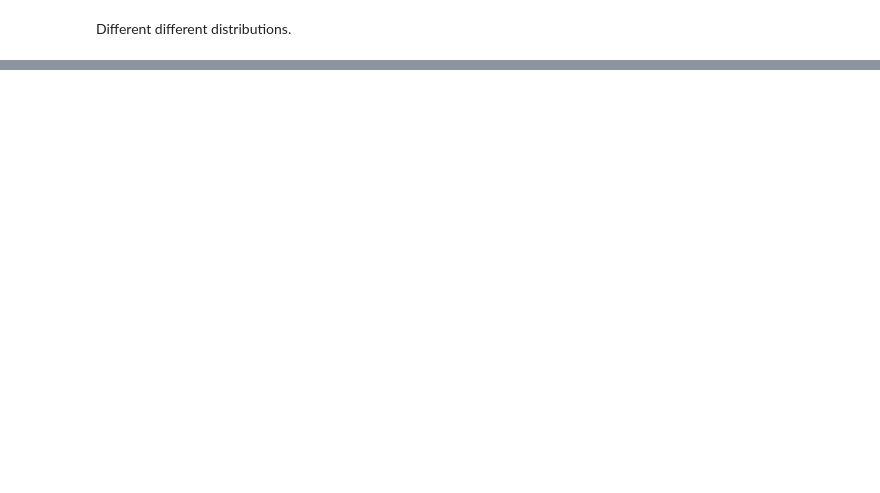
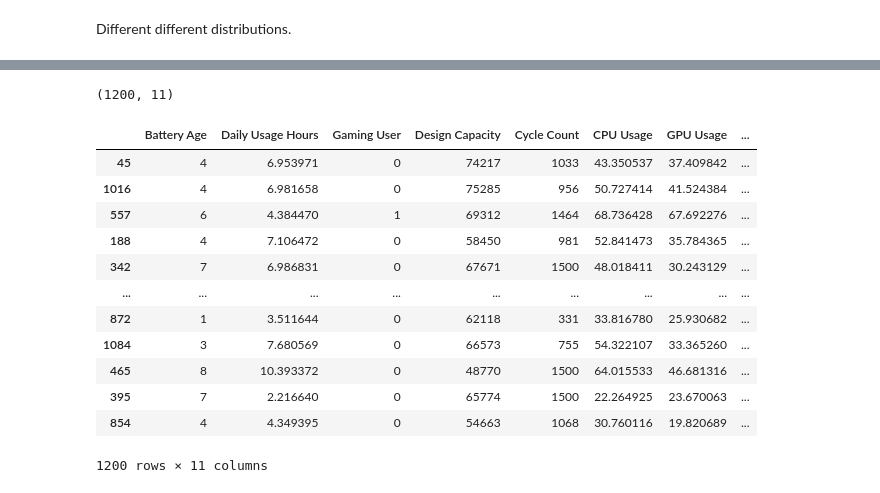
Before and after one commit to SUCCESSneeded/practice, a Jupyter notebook: Mlmaths.ipynb, the cells around one changed output, grey strips where cells are left out. Drawn from its saved outputs; the diff is of its cells as text; code cells hidden in the pictures; blank space fills up the shorter version.

```diff
--- a/Mlmaths.ipynb
+++ b/Mlmaths.ipynb
@@ -691,0 +703,21 @@ Emperical variance: 0.07242688156565102
+# %%
+battery_csv.shape
+# %% [output]
+(1200, 11)
+# %%
+d=battery_csv.sample(1200)
+d
+# %% [output]
+|  | Battery Age | Daily Usage Hours | Gaming User | Design Capacity | Cycle Count | CPU Usage | GPU Usage | ... |
+| 45 | 4 | 6.953971 | 0 | 74217 | 1033 | 43.350537 | 37.409842 | ... |
+| 1016 | 4 | 6.981658 | 0 | 75285 | 956 | 50.727414 | 41.524384 | ... |
+| 557 | 6 | 4.384470 | 1 | 69312 | 1464 | 68.736428 | 67.692276 | ... |
+| 188 | 4 | 7.106472 | 0 | 58450 | 981 | 52.841473 | 35.784365 | ... |
+| 342 | 7 | 6.986831 | 0 | 67671 | 1500 | 48.018411 | 30.243129 | ... |
+| ... | ... | ... | ... | ... | ... | ... | ... | ... |
+| 872 | 1 | 3.511644 | 0 | 62118 | 331 | 33.816780 | 25.930682 | ... |
+| 1084 | 3 | 7.680569 | 0 | 66573 | 755 | 54.322107 | 33.365260 | ... |
+| 465 | 8 | 10.393372 | 0 | 48770 | 1500 | 64.015533 | 46.681316 | ... |
+| 395 | 7 | 2.216640 | 0 | 65774 | 1500 | 22.264925 | 23.670063 | ... |
+| 854 | 4 | 4.349395 | 0 | 54663 | 1068 | 30.760116 | 19.820689 | ... |
+1200 rows × 11 columns
```
Also changed, not shown: parts of 42 cells of this notebook.
